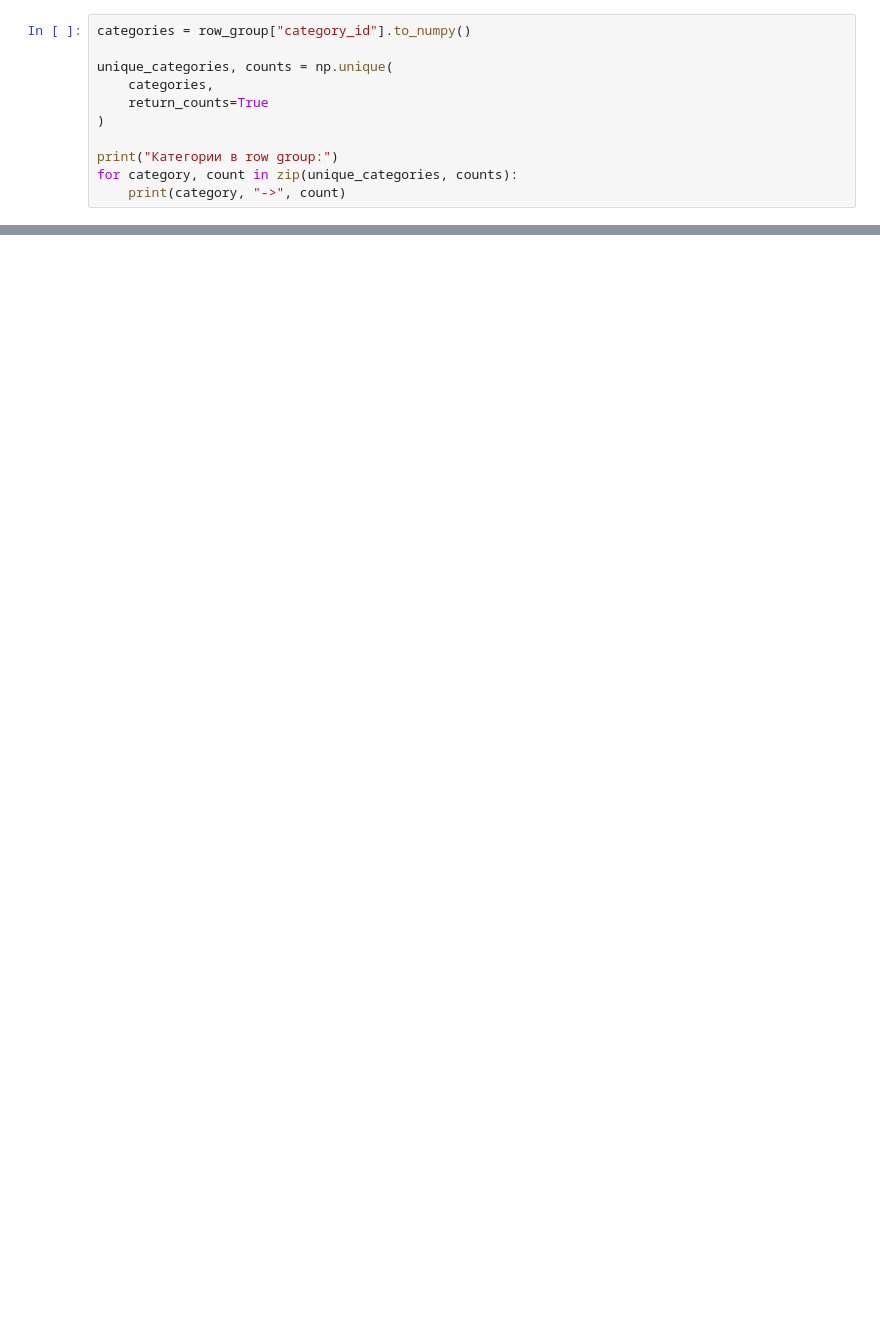
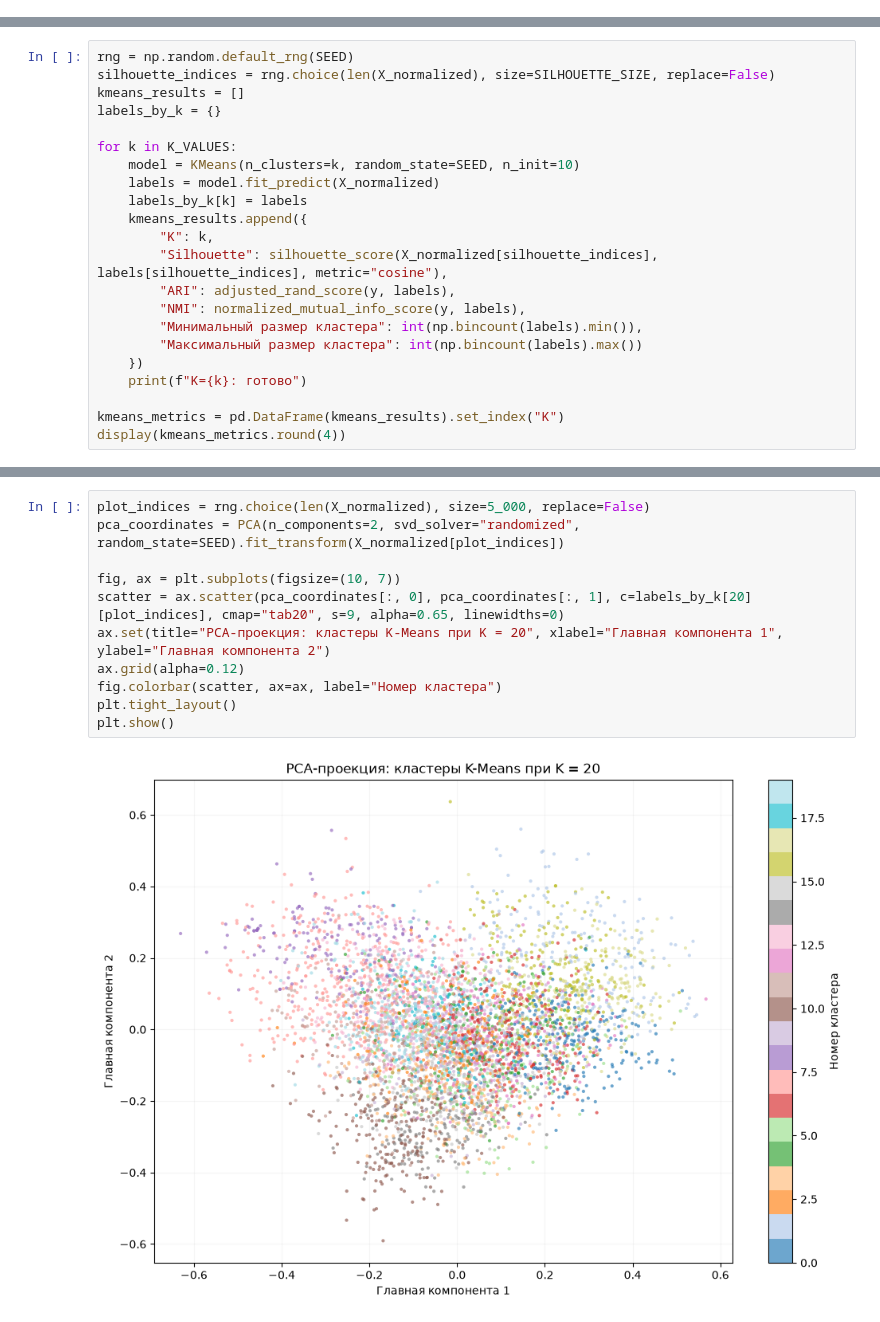
Before and after one commit to BogdanDelektorskiy/Course_work_community_detection, a Jupyter notebook: notebooks/04_clustering.ipynb, the cells around one changed output, grey strips where cells are left out. Cells and saved outputs as stored; diff of their text form; blank space fills up the shorter version.

Commit message:
Rework clustering analysis on 20k products

```diff
--- a/notebooks/04_clustering.ipynb
+++ b/notebooks/04_clustering.ipynb
@@ -248,11 +0,0 @@ Max: 1.0
-# %%
-categories = row_group["category_id"].to_numpy()
-
-unique_categories, counts = np.unique(
-    categories,
-    return_counts=True
-)
-
-print("Категории в row group:")
-for category, count in zip(unique_categories, counts):
-    print(category, "->", count)
@@ -1247,0 +153,22 @@ Name: count, dtype: int64
+# %%
+rng = np.random.default_rng(SEED)
+silhouette_indices = rng.choice(len(X_normalized), size=SILHOUETTE_SIZE, replace=False)
+kmeans_results = []
+labels_by_k = {}
+
+for k in K_VALUES:
+    model = KMeans(n_clusters=k, random_state=SEED, n_init=10)
+    labels = model.fit_predict(X_normalized)
+    labels_by_k[k] = labels
+    kmeans_results.append({
+        "K": k,
+        "Silhouette": silhouette_score(X_normalized[silhouette_indices], labels[silhouette_indices], metric="cosine"),
+        "ARI": adjusted_rand_score(y, labels),
+        "NMI": normalized_mutual_info_score(y, labels),
+        "Минимальный размер кластера": int(np.bincount(labels).min()),
+        "Максимальный размер кластера": int(np.bincount(labels).max())
+    })
+    print(f"K={k}: готово")
+
+kmeans_metrics = pd.DataFrame(kmeans_results).set_index("K")
+display(kmeans_metrics.round(4))
@@ -1247,0 +210,13 @@ Name: count, dtype: int64
+# %%
+plot_indices = rng.choice(len(X_normalized), size=5_000, replace=False)
+pca_coordinates = PCA(n_components=2, svd_solver="randomized", random_state=SEED).fit_transform(X_normalized[plot_indices])
+
+fig, ax = plt.subplots(figsize=(10, 7))
+scatter = ax.scatter(pca_coordinates[:, 0], pca_coordinates[:, 1], c=labels_by_k[20][plot_indices], cmap="tab20", s=9, alpha=0.65, linewidths=0)
+ax.set(title="PCA-проекция: кластеры K-Means при K = 20", xlabel="Главная компонента 1", ylabel="Главная компонента 2")
+ax.grid(alpha=0.12)
+fig.colorbar(scatter, ax=ax, label="Номер кластера")
+plt.tight_layout()
+plt.show()
+# %% [output]
+[figure, added]
```
Also changed, not shown: parts of 59 cells of this notebook.
